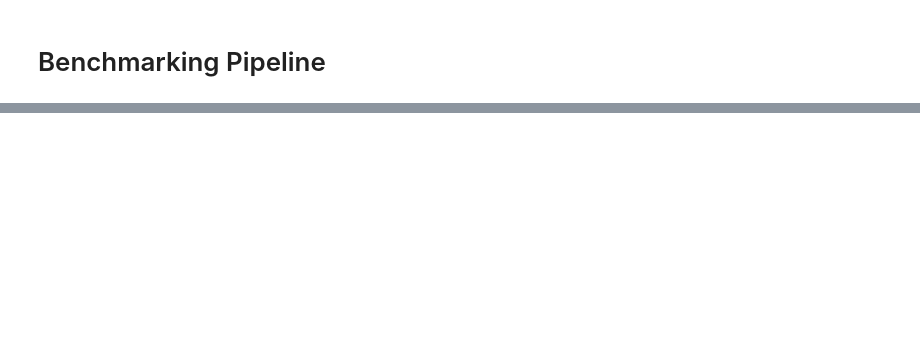
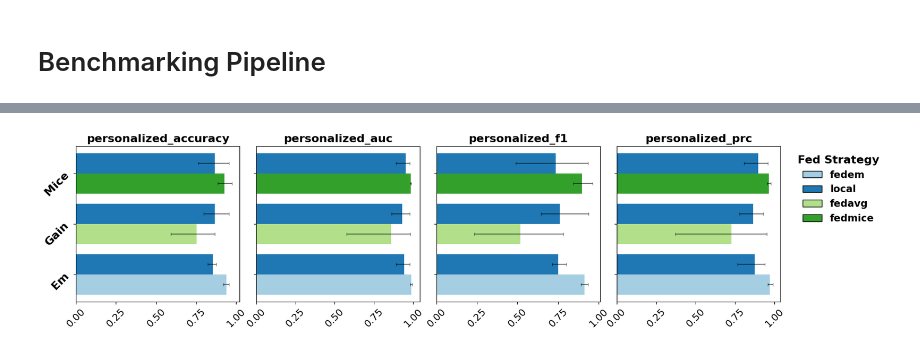
Before and after one commit to idsla/FedImpute, a Jupyter notebook: tutorials/usage_guide.ipynb, the cells around one changed output, grey strips where cells are left out. Drawn from its saved outputs; the diff is of its cells as text; code cells hidden in the pictures; blank space fills up the shorter version.

```diff
--- a/tutorials/usage_guide.ipynb
+++ b/tutorials/usage_guide.ipynb
@@ -352,2 +403,20 @@ Epoch 80 - average loss: 0.3788260501973769
 # %% [markdown]
 # Benchmarking Pipeline
+# %%
+%load_ext autoreload
+%autoreload 2
+from fedimpute.pipeline import FedImputePipeline
+
+pipeline = FedImputePipeline()
+pipeline.setup(
+    id = 'test_pipeline',
+    fed_imp_configs = [
+        ('em', ['local', 'fedem'], {}, [{}, {}]),
+        ('mice', ['local', 'fedmice'], {}, [{}, {}]),
+        ('gain', ['local', 'fedavg'], {}, [{}, {}]),
+    ],
+    persist_data = False,
+    description = 'test'
+)
+
+pipeline.pipeline_setup_summary()
@@ -353,0 +443,4 @@ Epoch 80 - average loss: 0.3788260501973769
+# %%
+pipeline.run_pipeline(
+    simulator, repeats = 1, verbose = 1
+)
@@ -353,0 +521,7 @@ Epoch 80 - average loss: 0.3788260501973769
+# %%
+pipeline.plot_pipeline_results(
+    metric_aspect = 'fed_pred_personalized',
+    plot_type = 'bar',
+)
+# %% [output]
+[figure, added]
```
Also changed, not shown: parts of 12 cells of this notebook, 28 other files.
